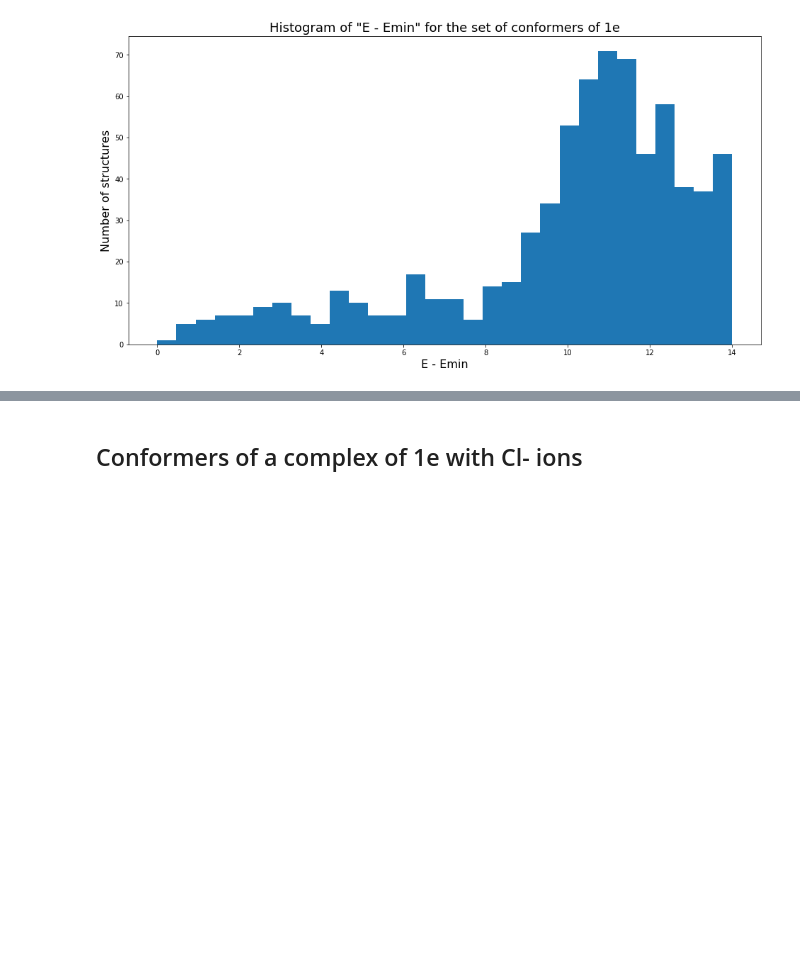
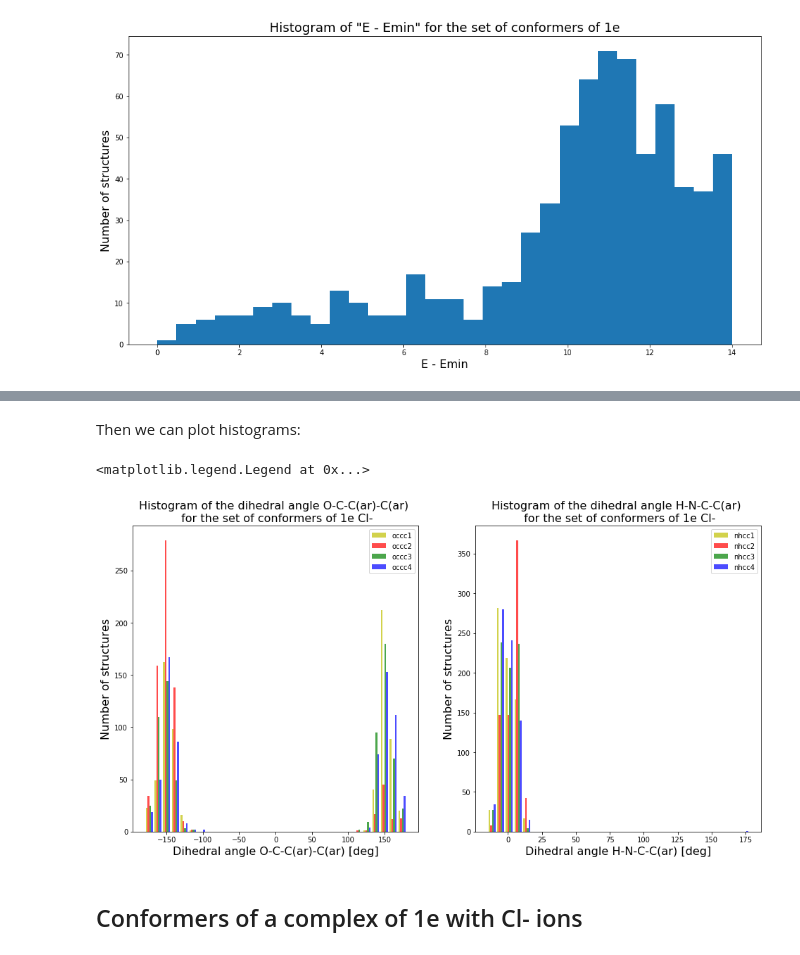
Before and after one commit to gosiao/icho-notebooks, a Jupyter notebook: conformers_1e.ipynb, the cells around one changed output, grey strips where cells are left out. Cells and saved outputs as stored; diff of their text form; code cells hidden in the pictures; blank space fills up the shorter version.

```diff
--- a/conformers_1e.ipynb
+++ b/conformers_1e.ipynb
@@ -158,3 +216,29 @@ ax.hist(e_crystal_df["E - Emin"], bins=30)
+# %% [markdown]
+Then we can plot histograms:
+# %%
+fig, (ax0, ax1) = plt.subplots(ncols=2, figsize=(16,8))
+
+colors=['y', 'r', 'g', 'b']
+labels_occc=["occc1", "occc2", "occc3", "occc4"]
+labels_nhcc=["nhcc1", "nhcc2", "nhcc3", "nhcc4"]
+
+ax0.set_xlabel('Dihedral angle O-C-C(ar)-C(ar) [deg]', fontsize=16)
+ax0.set_ylabel('Number of structures', fontsize=16)
+ax0.set_title('Histogram of the dihedral angle O-C-C(ar)-C(ar) \n for the set of conformers of 1e Cl-', fontsize=16)
+
+ax1.set_xlabel('Dihedral angle H-N-C-C(ar) [deg]', fontsize=16)
+ax1.set_ylabel('Number of structures', fontsize=16)
+ax1.set_title('Histogram of the dihedral angle H-N-C-C(ar) \n for the set of conformers of 1e Cl-', fontsize=16)
+
+hist1=ax0.hist([dihedrals["occc1"], dihedrals["occc2"], dihedrals["occc3"], dihedrals["occc4"]], alpha=0.7, bins=30, color=colors, label=labels_occc)
+hist2=ax1.hist([dihedrals["hncc1"], dihedrals["hncc2"], dihedrals["hncc3"], dihedrals["hncc4"]], alpha=0.7, bins=30, color=colors, label=labels_nhcc)
+
+
+ax0.legend()
+ax1.legend()
+# %% [output]
+<matplotlib.legend.Legend at 0x...>
+[figure, added]
 # %% [markdown]
 ## Conformers of a complex of 1e with Cl- ions
 # %% [markdown]
```
Also changed, not shown: parts of 3 cells of this notebook.
